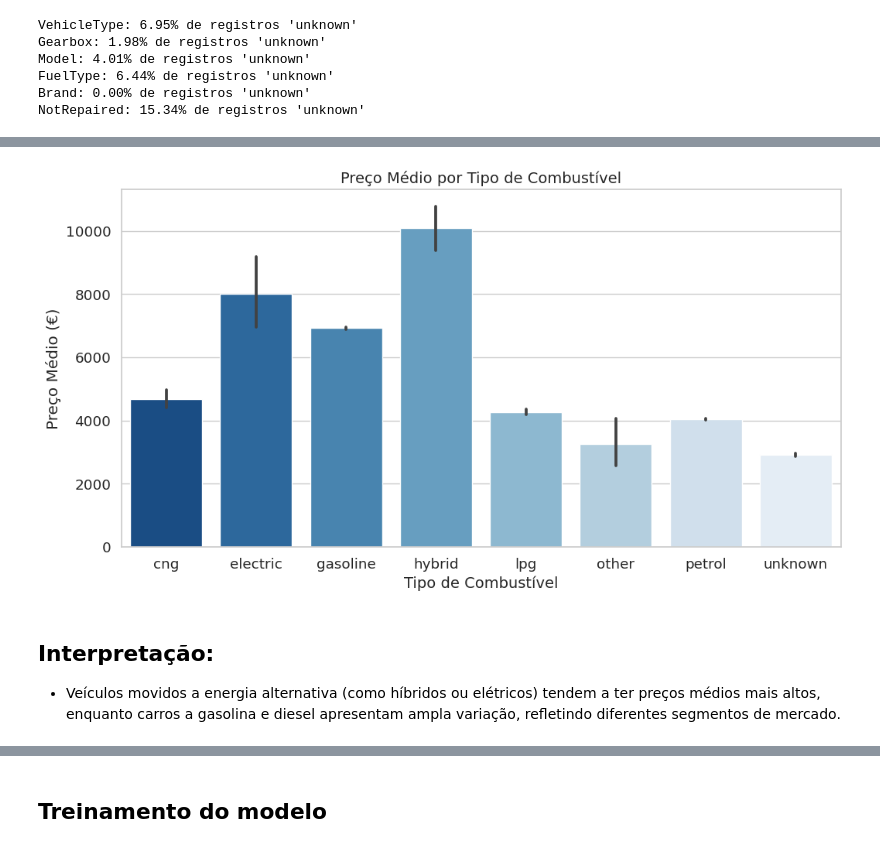
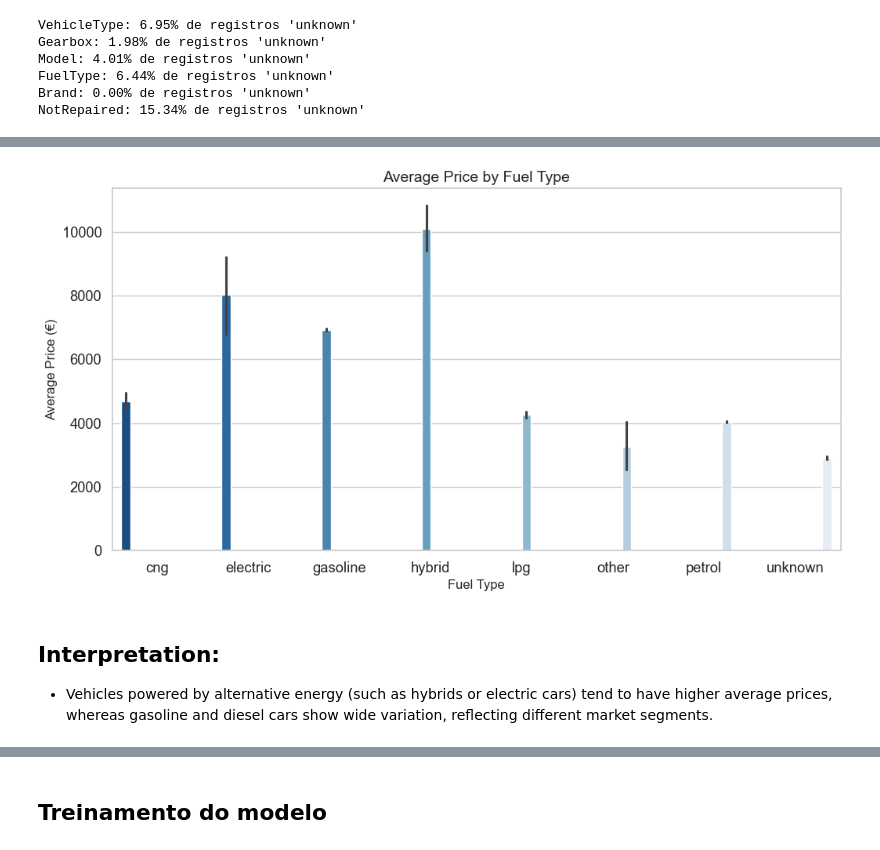
Before and after one commit to PedroAlbuquerque25/rusty-bargain-car-prediction, a Jupyter notebook: notebooks/notebook.ipynb, the cells around one changed output, grey strips where cells are left out. Drawn from its saved outputs; the diff is of its cells as text; code cells hidden in the pictures.

```diff
--- a/notebooks/notebook.ipynb
+++ b/notebooks/notebook.ipynb
@@ -109,7 +42,7 @@ from catboost import CatBoostRegressor
 sns.set(style="whitegrid", palette="pastel", font_scale=1.2)
 plt.rcParams['figure.figsize'] = (10, 6)
 # %%
-df = pd.read_csv('/datasets/car_data.csv')
+df = pd.read_csv('../data/car_data.csv')
 df.info()
 df.head()
 # %% [output]
@@ -353,15 +279,25 @@ plt.show()
 # %%
-# Preço Médio por Tipo de Combustível
+# Average Price by Fuel Type
 
 plt.figure(figsize=(12,6))
-sns.barplot(data=df, x='FuelType', y='Price', estimator=np.mean, palette='Blues_r')
-plt.title("Preço Médio por Tipo de Combustível", fontsize=14)
-plt.xlabel("Tipo de Combustível", fontsize=14)
-plt.ylabel("Preço Médio (€)")
+# Using 'hue' to avoid warnings in newer Seaborn versions
+sns.barplot(
+    data=df,
+    x='FuelType',
+    y='Price',
+    estimator=np.mean,
+    palette='Blues_r',
+    hue='FuelType',
+    legend=False
+)
+
+plt.title("Average Price by Fuel Type", fontsize=14)
+plt.xlabel("Fuel Type", fontsize=12)
+plt.ylabel("Average Price (€)", fontsize=12)
 plt.show()
 # %% [output]
-[figure, old version]
+[figure, new version]
-# %% [markdown]
-## Interpretação:
-* Veículos movidos a energia alternativa (como híbridos ou elétricos) tendem a ter preços médios mais altos, enquanto carros a gasolina e diesel apresentam ampla variação, refletindo diferentes segmentos de mercado.
+# %% [markdown]
+## Interpretation:
+* Vehicles powered by alternative energy (such as hybrids or electric cars) tend to have higher average prices, whereas gasoline and diesel cars show wide variation, reflecting different market segments.
 # %%
```
Also changed, not shown: parts of 53 cells of this notebook, 1 other file.
